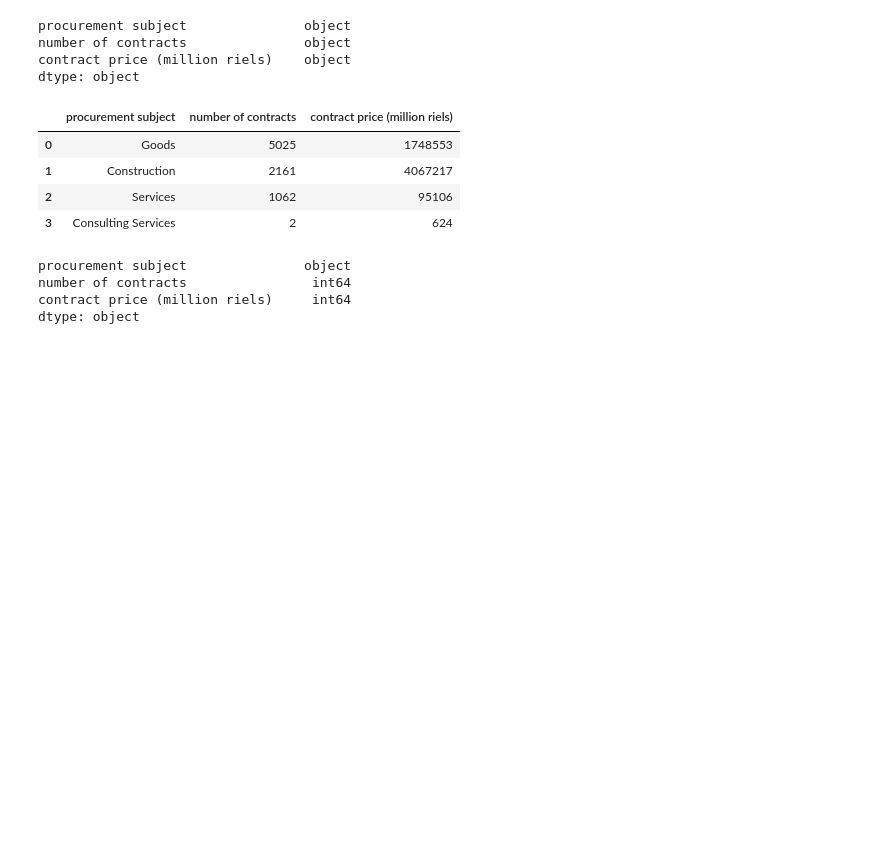
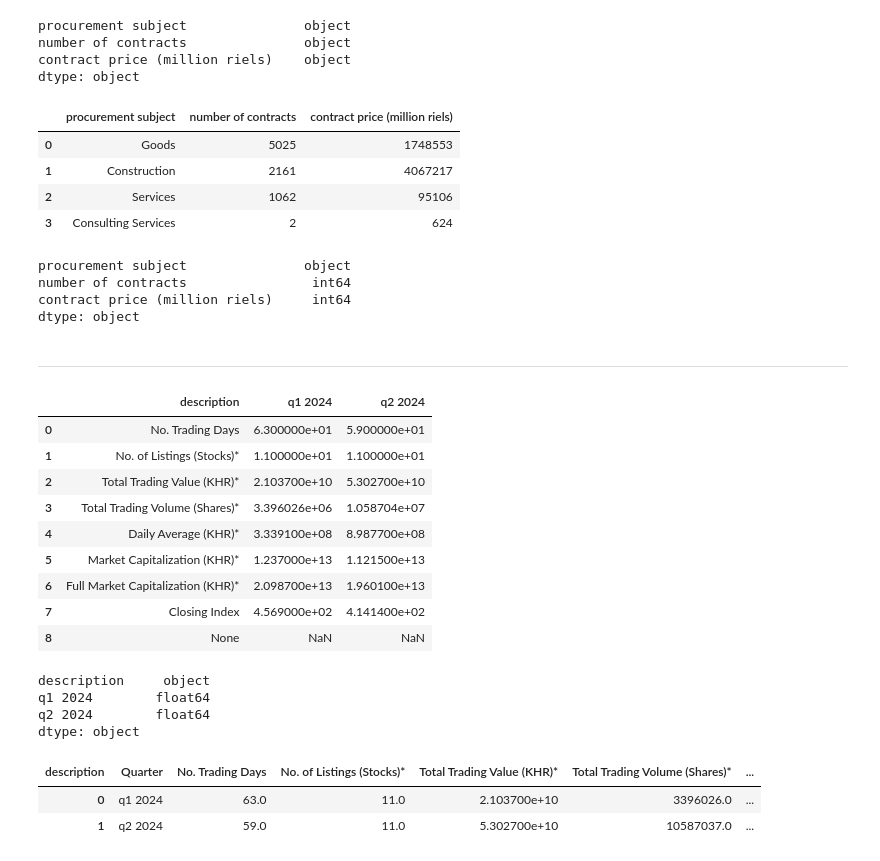
Before and after one commit to KrySenghort/Data-Cleaning-Data-EF, a Jupyter notebook: Code3.ipynb, the cells around one changed output. Cells and saved outputs as stored; diff of their text form; code cells hidden in the pictures; blank space fills up the shorter version.

```diff
--- a/Code3.ipynb
+++ b/Code3.ipynb
@@ -137,3 +137,36 @@ contract price (million riels)     int64
 dtype: object
 # %%
 df.to_csv("35-Statistic by Procurement type in 2023.csv", index=False)
+# %% [markdown]
+-----------
+# %%
+import requests
+import pandas as pd
+
+url = "https://data.mef.gov.kh/api/v1/public-datasets/pd_66ab611cbcc3db0001df673d/json?page=1&page_size=10"
+response = requests.get(url)
+data02 = response.json()
+
+# Extract the 'items' list
+items = data02['items']
+df = pd.DataFrame(items)
+df = df.drop(columns=['row_number'])
+df
+# %% [output]
+|  | description | q1 2024 | q2 2024 |
+| 0 | No. Trading Days | 6.300000e+01 | 5.900000e+01 |
+| 1 | No. of Listings (Stocks)* | 1.100000e+01 | 1.100000e+01 |
+| 2 | Total Trading Value (KHR)* | 2.103700e+10 | 5.302700e+10 |
+| 3 | Total Trading Volume (Shares)* | 3.396026e+06 | 1.058704e+07 |
+| 4 | Daily Average (KHR)* | 3.339100e+08 | 8.987700e+08 |
+| 5 | Market Capitalization (KHR)* | 1.237000e+13 | 1.121500e+13 |
+| 6 | Full Market Capitalization (KHR)* | 2.098700e+13 | 1.960100e+13 |
+| 7 | Closing Index | 4.569000e+02 | 4.141400e+02 |
+| 8 | None | NaN | NaN |
+# %%
+df.dtypes
+# %% [output]
+description     object
+q1 2024        float64
+q2 2024        float64
+dtype: object
@@ -139,0 +179,6 @@ df.to_csv("35-Statistic by Procurement type in 2023.csv", index=False)
+# %%
+df_transposed
+# %% [output]
+| description | Quarter | No. Trading Days | No. of Listings (Stocks)* | Total Trading Value (KHR)* | Total Trading Volume (Shares)* | ... |
+| 0 | q1 2024 | 63.0 | 11.0 | 2.103700e+10 | 3396026.0 | ... |
+| 1 | q2 2024 | 59.0 | 11.0 | 5.302700e+10 | 10587037.0 | ... |
```
Also changed, not shown: parts of 10 cells of this notebook, 11 other files.
